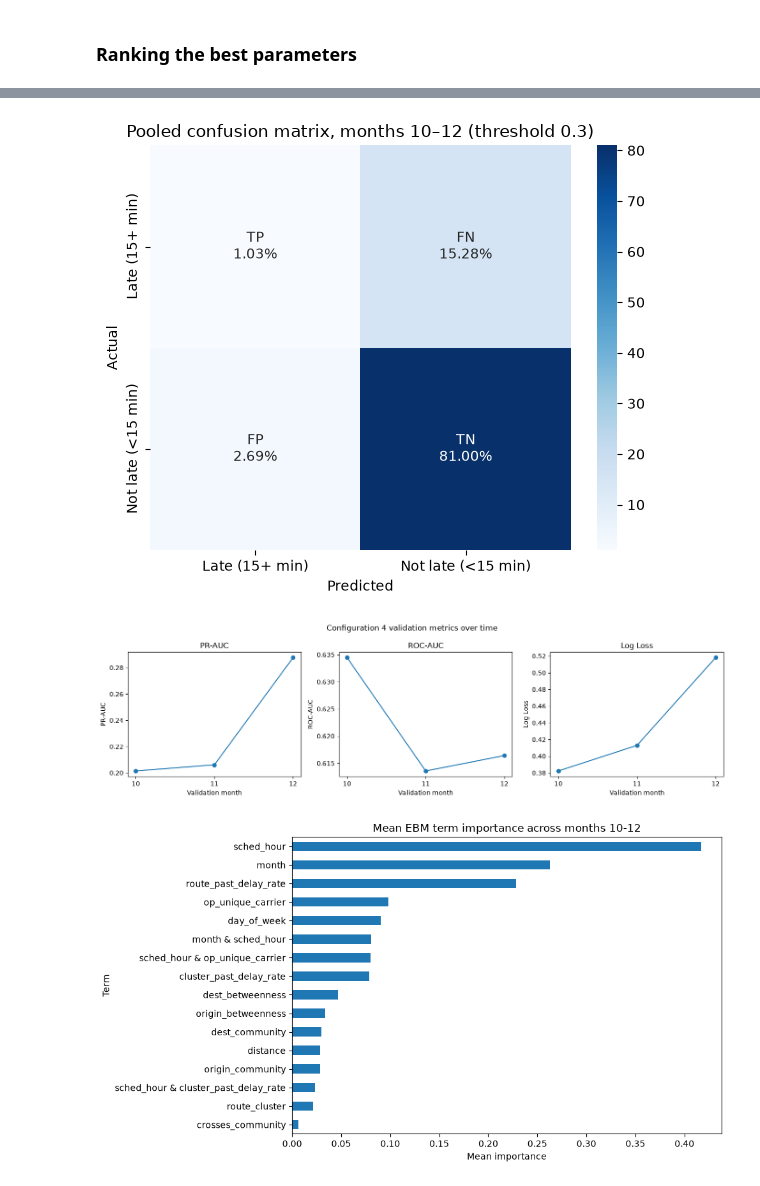
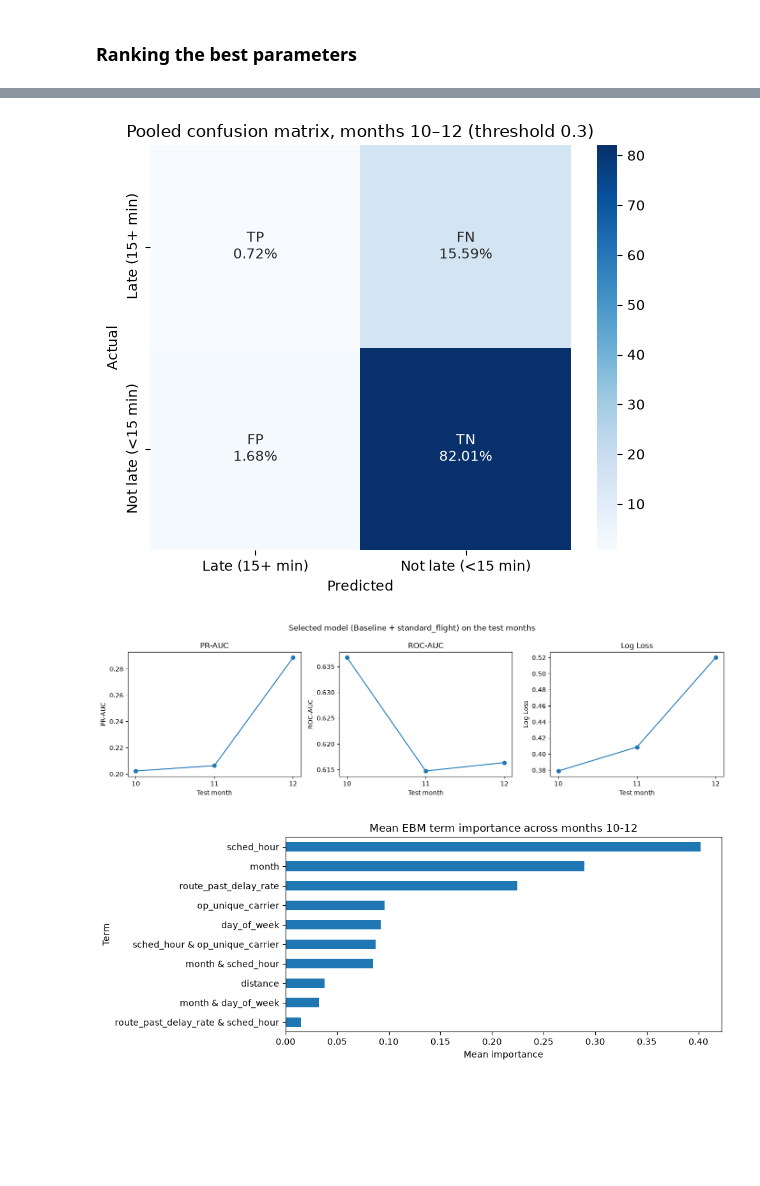
Before and after one commit to Smaash7/ComputationalToolsForDS, a Jupyter notebook: notebooks/04b_predicting_delays.ipynb, the cells around one changed output, grey strips where cells are left out. Saved outputs shown, nothing was run; the diff lists cells and outputs as text; code cells hidden in the pictures; blank space fills up the shorter version.

```diff
--- a/notebooks/04b_predicting_delays.ipynb
+++ b/notebooks/04b_predicting_delays.ipynb
@@ -495,7 +494,6 @@ Rank feature configurations by mean validation PR-AUC across the two groups
 
 All other metrics, fold variability, and the train–validation gap are reported for comparison but do not affect the ranking.
 # %%
-SELECTION_METRIC = "Recall"
 
 METRICS = [
     "PR-AUC", "ROC-AUC", "Log Loss", "Brier Score",
@@ -652,5 +642,5 @@ Because this has a huge imact on wheter we over or underpredict positive values
 # %%
-chosen_model = "Baseline + RQ2"
+chosen_model = best_config  # selected above by mean validation PR-AUC
 # %%
 # Edit these lists to choose a grid; each combination is fitted once per fold.
 EBM_PARAM_GRID = {
@@ -659,9 +649,9 @@ EBM_PARAM_GRID = {
     "min_samples_leaf": [4],
     "interactions": [0, 3],
 }
-EBM_FIXED_PARAMS = {"random_state": RANDOM_STATE}
+EBM_FIXED_PARAMS = {"random_state": RANDOM_STATE, "outer_bags": OUTER_BAGS, "n_jobs": N_JOBS}
 PROBABILITY_THRESHOLDS = [0.1, 0.3, 0.5, 0.7]
-TUNING_SAMPLE_SIZE = 50_000 # 200.000 took way too long
+TUNING_SAMPLE_SIZE = 50_000  # smaller sample: 8 configurations x 2 folds
 
 print(f"Probability thresholds: {PROBABILITY_THRESHOLDS}")
 print(f"Model fits: {len(ParameterGrid(EBM_PARAM_GRID))} configurations × {len(VALIDATION_FOLDS)} folds")
@@ -927,11 +916,16 @@ We evaluate configuration 4 at a fixed 0.3 threshold on the full October–Decem
 # %%
-TEST_PARAMS = {
-    "random_state": 42, "interactions": 3, "learning_rate": 0.015,
-    "max_leaves": 2, "min_samples_leaf": 4,
-}
-TEST_THRESHOLD = 0.3
-TEST_FEATURES = FEATURE_CONFIGS["Baseline + RQ1 + RQ2"]
+TEST_PARAMS = best_ebm_params        # tuned on months 7-8 (includes outer_bags and n_jobs)
+TEST_THRESHOLD = best_threshold
+TEST_FEATURES = FEATURE_CONFIGS[chosen_model]
 TEST_MONTHS = (10, 11, 12)
+COMPARISON_CONFIGS = list(dict.fromkeys([
+    "Baseline",
+    "Baseline + standard_flight",
+    "Baseline + RQ1",
+    "Baseline + RQ2",
+    "Baseline + RQ1 + RQ2",
+    chosen_model,
+]))
 
 test_folds = [
     {"fold": str(month), "train_months": tuple(range(1, month)), "validation_month": month}
@@ -941,3 +935,4 @@ tables_dir = PROJECT_DIR / "results" / "tables"
 figures_dir = PROJECT_DIR / "results" / "figures"
 for directory in [tables_dir, figures_dir]:
     directory.mkdir(parents=True, exist_ok=True)
+print("Selected model:", chosen_model, "| parameters:", TEST_PARAMS, "| threshold:", TEST_THRESHOLD)
@@ -1040,9 +1030,9 @@ plt.show()
 # %%
 test_confusion = pd.DataFrame(confusion_rows)[
-    ["Validation Month", "TP", "FN", "FP", "TN"]
+    ["Test Month", "TP", "FN", "FP", "TN"]
 ]
 test_confusion.to_csv(
-    tables_dir / "rq3_config4_rolling_test_confusion.csv", index=False
+    tables_dir / "rq3_test_confusion.csv", index=False
 )
 
 pooled = test_confusion[["TP", "FN", "FP", "TN"]].sum()
@@ -1064,51 +1054,51 @@ sns.heatmap(
     xticklabels=classes, yticklabels=classes, ax=ax,
 )
 ax.set(
-    title="Pooled confusion matrix, months 10–12 (threshold 0.3)",
+    title=f"Pooled confusion matrix, months 10–12 (threshold {TEST_THRESHOLD})",
     xlabel="Predicted", ylabel="Actual",
 )
 
 fig.tight_layout()
-fig.savefig(figures_dir / "rq3_config4_rolling_test_confusion.png", dpi=150)
+fig.savefig(figures_dir / "rq3_test_confusion.png", dpi=150)
 plt.show()
 # %% [output]
-[figure, old version]
+[figure, new version]
 # %%
 # Plot each month separately, leaving out the mean row.
-monthly = test_metrics[test_metrics["Validation Month"] != "Mean"]
+monthly = test_metrics[test_metrics["Test Month"] != "Mean"]
 fig, axes = plt.subplots(1, 3, figsize=(14, 4))
 
 for ax, metric in zip(axes, ["PR-AUC", "ROC-AUC", "Log Loss"]):
     ax.plot(TEST_MONTHS, monthly[metric], marker="o")
-    ax.set(title=metric, xlabel="Validation month", ylabel=metric, xticks=TEST_MONTHS)
+    ax.set(title=metric, xlabel="Test month", ylabel=metric, xticks=TEST_MONTHS)
 
-fig.suptitle("Configuration 4 validation metrics over time")
+fig.suptitle(f"Selected model ({chosen_model}) on the test months")
 fig.tight_layout()
-fig.savefig(figures_dir / "rq3_config4_rolling_test_metrics.png", dpi=150)
+fig.savefig(figures_dir / "rq3_test_selected_model_metrics.png", dpi=150)
 plt.show()
 # %% [output]
-[figure, old version]
+[figure, new version]
 # %%
 test_importance = pd.DataFrame(importance_rows)
-test_importance.to_csv(tables_dir / "rq3_config4_rolling_test_importance.csv", index=False)
+test_importance.to_csv(tables_dir / "rq3_test_importance.csv", index=False)
 
 # Count missing interactions as zero so every month contributes to the average.
 mean_importance = (
-    test_importance.pivot(index="Term", columns="Validation Month", values="Importance")
+    test_importance.pivot(index="Term", columns="Test Month", values="Importance")
     .reindex(columns=TEST_MONTHS, fill_value=0).fillna(0)
     .mean(axis=1).sort_values(ascending=False).rename("Mean Importance")
 )
-mean_importance.to_csv(tables_dir / "rq3_config4_rolling_test_mean_importance.csv")
+mean_importance.to_csv(tables_dir / "rq3_test_mean_importance.csv")
 
 fig, ax = plt.subplots(figsize=(10, max(4, len(mean_importance) * 0.35)))
 mean_importance.sort_values().plot.barh(ax=ax)
 ax.set(
     title="Mean EBM term importance across months 10-12",
     xlabel="Mean importance", ylabel="Term",
 )
 
 fig.tight_layout()
-fig.savefig(figures_dir / "rq3_config4_rolling_test_importance.png", dpi=150)
+fig.savefig(figures_dir / "rq3_test_importance.png", dpi=150)
 plt.show()
 # %% [output]
-[figure, old version]
+[figure, new version]
```
Also changed, not shown: parts of 40 cells of this notebook, 30 other files.
